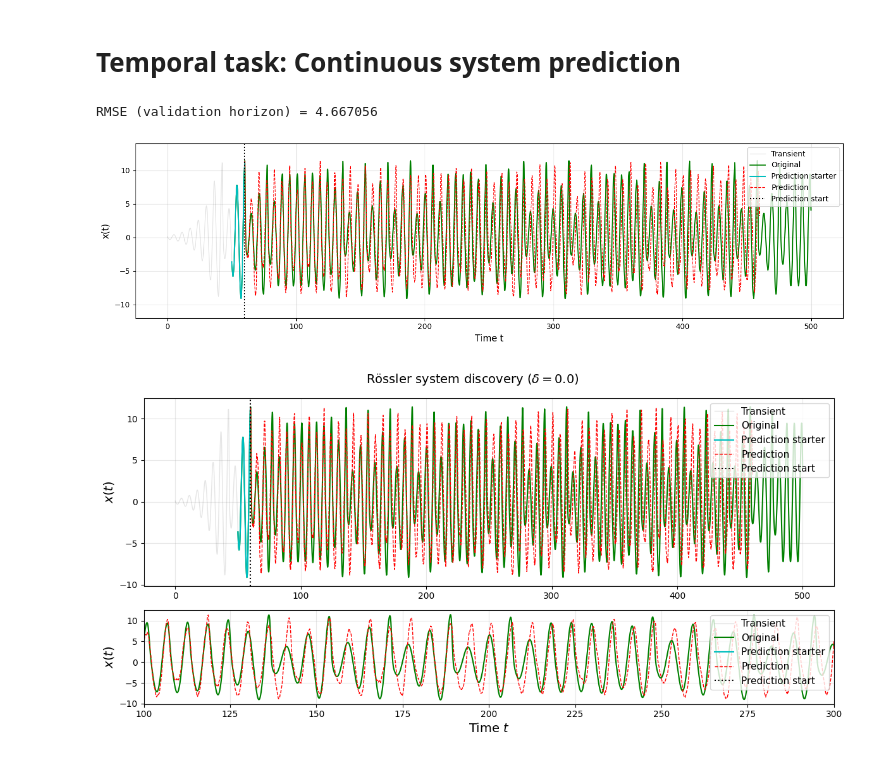
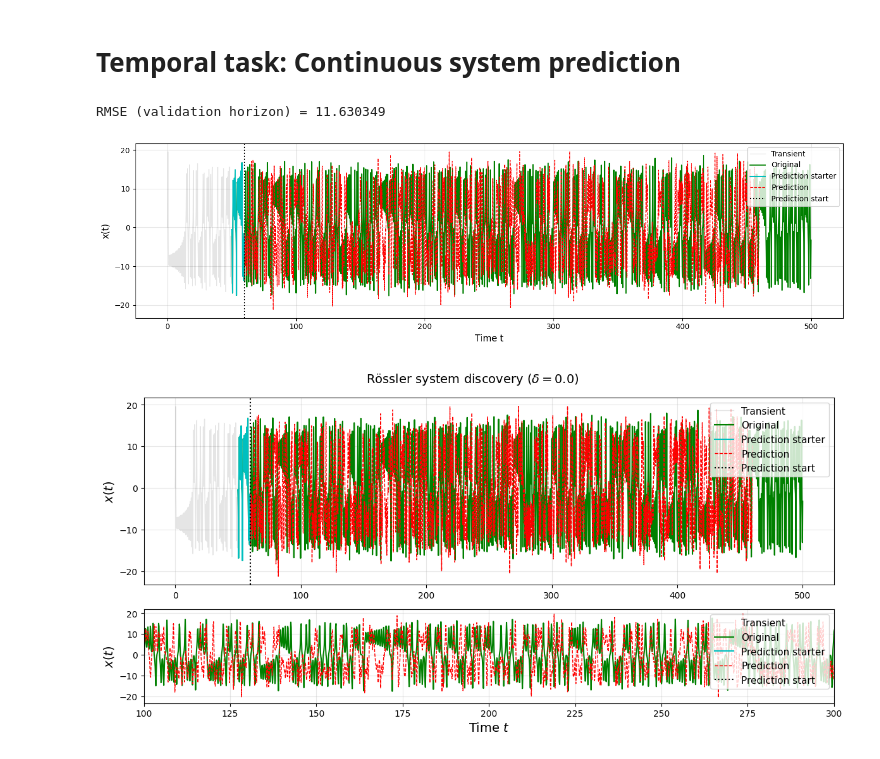
Before and after one commit to erbilcanartun/network-reconstruction, a Jupyter notebook: notebooks/arun2024/arun2024.ipynb, the cells around one changed output. Cells and saved outputs as stored; diff of their text form; code cells hidden in the pictures.

```diff
--- a/notebooks/arun2024/arun2024.ipynb
+++ b/notebooks/arun2024/arun2024.ipynb
@@ -437,7 +437,7 @@ def predict_rc(W, u_init, P, m, amin, amax, umin, umax, steps, omega0=0.95, g=No
 P = 100
 m = 100
 amin, amax = 3.8, 3.9
-umin, umax = -10.0, 12.0
+umin, umax = -17.0, 17.0
 omega0 = 0.95
 
 noise = 0.0
@@ -451,7 +451,8 @@ time = length * dt
 seed = 19
 
 # Data generation and preparation
-t_full, x_full, y, z = rossler_system(t_end=time, dt=dt, noise=noise, seed=seed)
+#t_full, x_full, y, z = rossler_system(t_end=time, dt=dt, noise=noise, seed=seed)
+t_full, x_full, y_full, z_full = lorenz_system(t_end=time, dt=dt, noise=noise, seed=seed)
 # After cutting transient
 x = x_full[transient:]
 t = t_full[transient:]
@@ -475,36 +476,36 @@ t_valid = t[m : m + predict_steps]
 # Train RC
 W, g = train_rc(u_train, v_train, P, m, amin, amax, umin, umax, omega0, seed=seed)
 
 # Predicted output
 p_pred = predict_rc(W, p_init, P, m, amin, amax, umin, umax, steps=predict_steps, omega0=omega0, g=g, seed=seed) # length = predict_steps
 t_pred = np.arange(t_init[-1] + dt, t_init[-1] + dt * (predict_steps + 1), dt)[:predict_steps]  # length = predict_steps
 
 # Performance: RMSE on the validation horizon
 rmse = np.sqrt(np.mean((p_valid - p_pred) ** 2))
 print(f"RMSE (validation horizon) = {rmse:.6f}")
 
 # PLOT
 plt.figure(figsize=(14, 4))
 plt.plot(t_full, x_full, 'k-', lw=1.0, alpha=0.1, label='Transient')
 plt.plot(t, x, 'g-', lw=1.5, alpha=1, label='Original')
 plt.plot(t_init, p_init, 'c-', lw=1.5, alpha=1, label='Prediction starter')
 plt.plot(t_pred, p_pred, 'r--', lw=1, alpha=1, label='Prediction')
 plt.axvline(t_init[-1], color='k', linestyle=':', linewidth=1.5, label='Prediction start')
 
 #plt.xlim(350, 400)
-plt.ylim(-12, 14)
+#plt.ylim(-12, 14)
 
 # Layout
 plt.xlabel('Time t', fontsize=12)
 plt.ylabel('x(t)', fontsize=12)
 plt.legend(fontsize=10, loc='upper right')
 plt.grid(True, alpha=0.3)
 plt.tight_layout()
 #plt.savefig("rössler_discovery")
 plt.show()
 # %% [output]
-RMSE (validation horizon) = 4.667056
+RMSE (validation horizon) = 11.630349
-[figure, old version]
+[figure, new version]
 # %%
 # Plot
 fig, ax = plt.subplots(2, 1, figsize=(12, 6), gridspec_kw={'height_ratios': [2, 1]})
@@ -532,10 +533,10 @@ ax[1].grid(alpha=0.3)
 ax[1].set_xlim(100, 300)
 
 plt.tight_layout()
-plt.savefig("rössler_discovery")
+#plt.savefig("rössler_discovery")
 plt.show()
 # %% [output]
-[figure, old version]
+[figure, new version]
 # %%
 # Parameters
 P = 200
```
Also changed, not shown: parts of 2 cells of this notebook, 8 other files.
